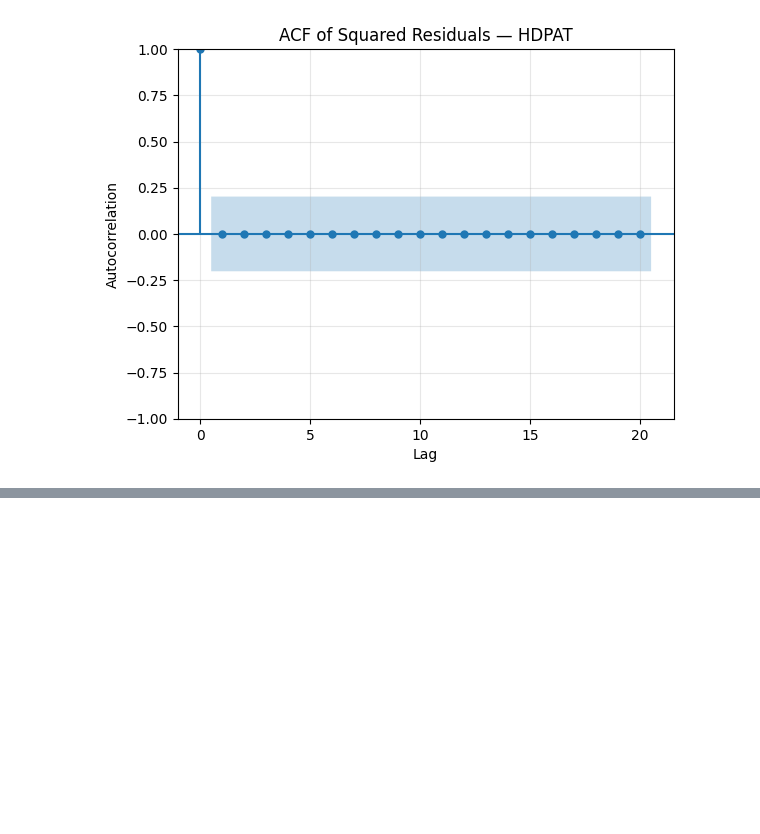
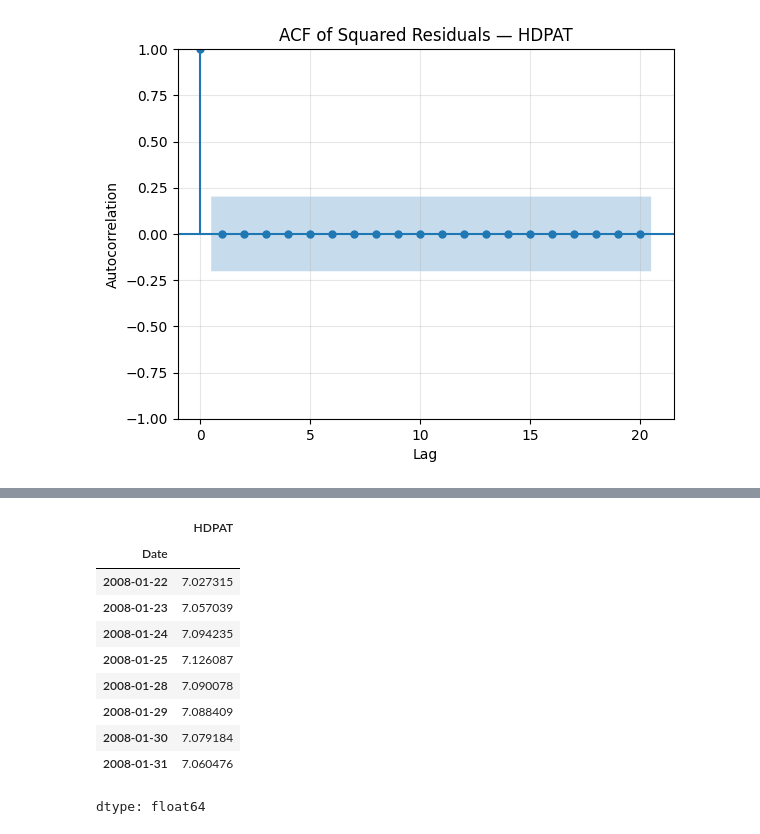
Before and after one commit to febse/ts2025-presentations-2-martem, a Jupyter notebook: assignment(2).ipynb, the cells around one changed output, grey strips where cells are left out. Cells and saved outputs as stored; diff of their text form; code cells hidden in the pictures; blank space fills up the shorter version.

```diff
--- a/assignment(2).ipynb
+++ b/assignment(2).ipynb
@@ -458,0 +485,11 @@ Name: HDPAT, dtype: float64
+# %%
+import numpy as np
+import matplotlib.pyplot as plt
+from statsmodels.tsa.arima.model import ARIMA
+from sklearn.metrics import mean_squared_error
+
+h = 8
+y_forecast = arima0_1_1.forecast(steps=h)
+test2 = test.dropna()
+
+y_forecast
@@ -458,0 +507,14 @@ Name: HDPAT, dtype: float64
+# %%
+np.log(test2)
+# %% [output]
+|  | HDPAT |
+| Date |  |
+| 2008-01-22 | 7.027315 |
+| 2008-01-23 | 7.057039 |
+| 2008-01-24 | 7.094235 |
+| 2008-01-25 | 7.126087 |
+| 2008-01-28 | 7.090078 |
+| 2008-01-29 | 7.088409 |
+| 2008-01-30 | 7.079184 |
+| 2008-01-31 | 7.060476 |
+dtype: float64
```
Also changed, not shown: parts of 17 cells of this notebook.
